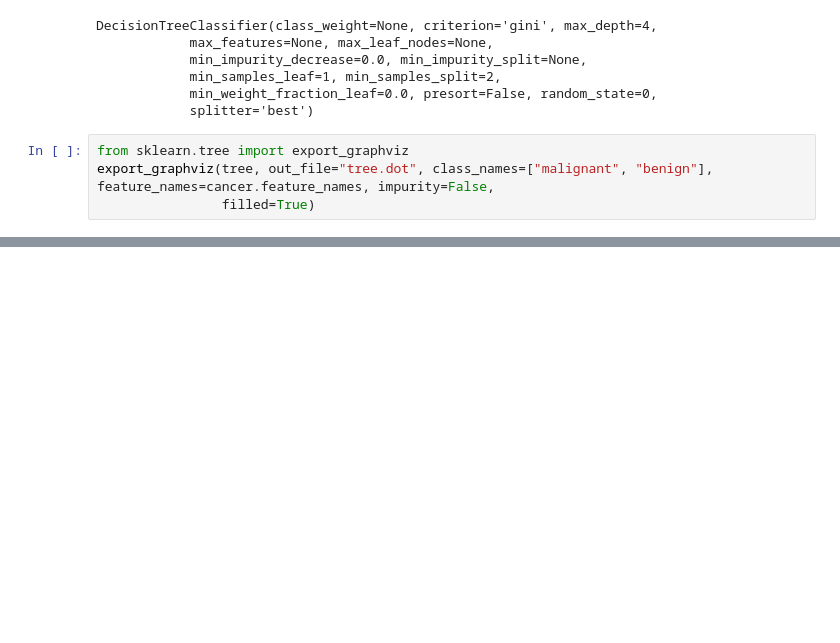
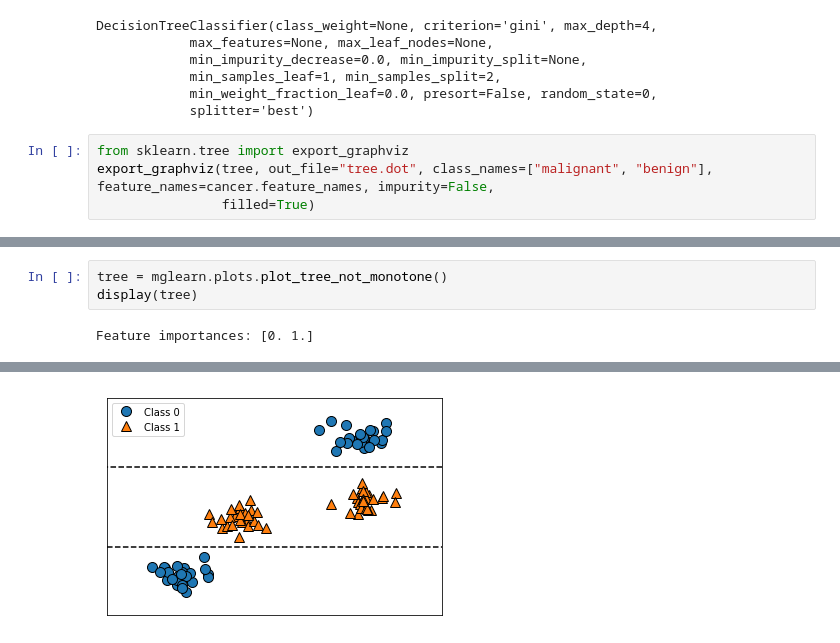
Before and after one commit to TsubasaYoshida/python_learning, a Jupyter notebook: src/page_075.ipynb, the cells around one changed output, grey strips where cells are left out. Cells and saved outputs as stored; diff of their text form; blank space fills up the shorter version.

```diff
--- a/src/page_075.ipynb
+++ b/src/page_075.ipynb
@@ -27,0 +52,5 @@ graphviz.Source(dot_graph)
+# %%
+tree = mglearn.plots.plot_tree_not_monotone()
+display(tree)
+# %% [output]
+Feature importances: [0. 1.]
@@ -27,0 +58 @@ graphviz.Source(dot_graph)
+[figure, added]
```
Also changed, not shown: parts of 5 cells of this notebook, 1 other file.
